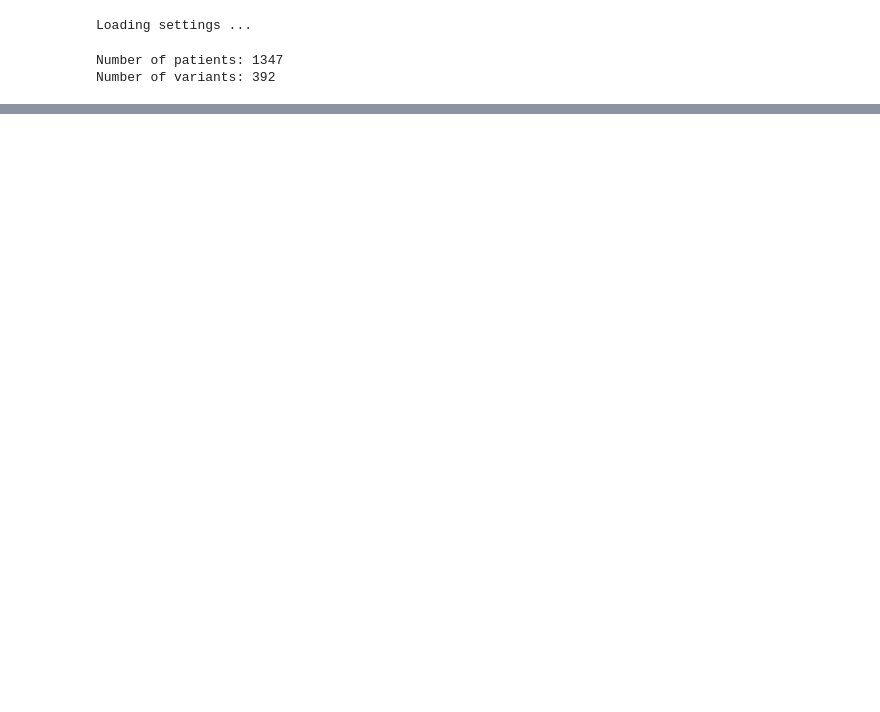
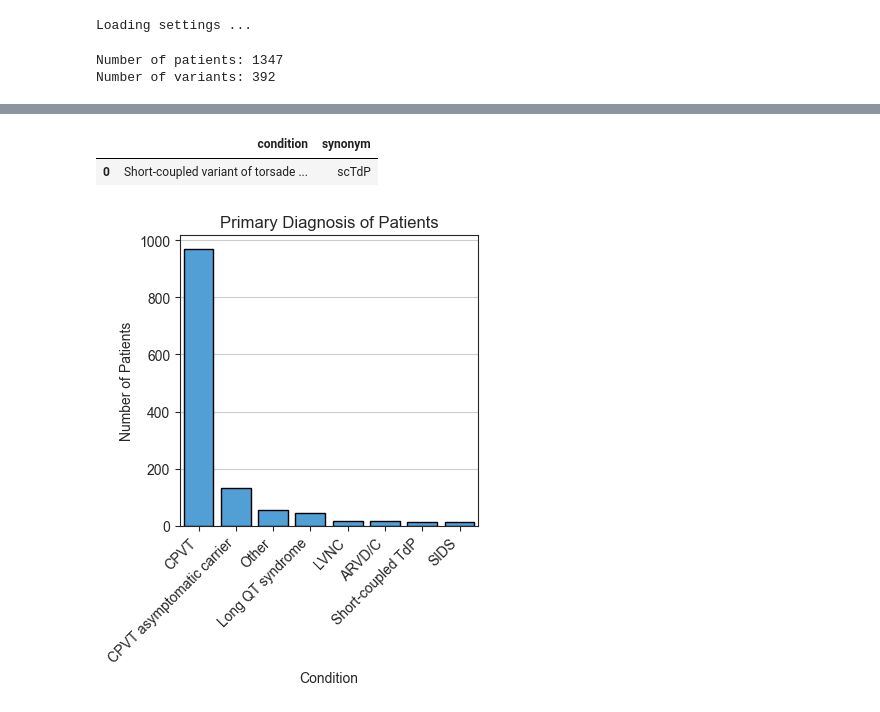
Before and after one commit to alexdaiii/cpvt_database_analysis, a Jupyter notebook: notebooks/analysis_2.ipynb, the cells around one changed output, grey strips where cells are left out. Cells and saved outputs as stored; diff of their text form; code cells hidden in the pictures; blank space fills up the shorter version.

```diff
--- a/notebooks/analysis_2.ipynb
+++ b/notebooks/analysis_2.ipynb
@@ -7,0 +24,4 @@ from sqlalchemy import text
+# %%
+sns.set_style("ticks")
+
+DEFAULT_COLOR = sns.color_palette("husl", 9)[6]
@@ -59,0 +131,15 @@ individuals_mv.value_counts("sex", dropna=False).plot(kind="bar")
+# %%
+# plot primary diagnosis for each individual
+prim_diagnosis = pd.read_sql(
+    """
+    SELECT c.condition, COUNT(ic.individual_id) AS num_patients
+    FROM individual_condition ic
+    JOIN condition c
+    ON c.condition_id = ic.condition_id
+    WHERE primary_diagnosis = true
+    AND condition <> 'Substance use disorder'
+    GROUP BY c.condition
+    ORDER BY num_patients DESC
+    """
+    , engine)
+prim_diagnosis.head()
@@ -59,0 +173,55 @@ individuals_mv.value_counts("sex", dropna=False).plot(kind="bar")
+# %%
+
+pd.read_sql("""
+SELECT c.condition, cs.synonym
+FROM condition c
+LEFT JOIN condition_synonym cs
+ON c.condition_id = cs.condition_id
+WHERE c.condition = 'Short-coupled variant of torsade de pointes'
+""", engine)
+# %% [output]
+|  | condition | synonym |
+| 0 | Short-coupled variant of torsade ... | scTdP |
+# %%
+# group everything with less than 10 patients into "Other"
+prim_diagnosis2 = prim_diagnosis.copy()
+prim_diagnosis2.loc[
+    prim_diagnosis["num_patients"] < 10, "condition"] = "Other"
+prim_diagnosis2 = prim_diagnosis2.groupby("condition").sum().reset_index()
+prim_diagnosis2.sort_values("num_patients", ascending=False, inplace=True)
+
+shorter_names_map = {
+    "Catecholaminergic polymorphic ventricular tachycardia 1": "CPVT",
+    "Catecholaminergic polymorphic ventricular tachycardia 1 asymptomatic carrier": "CPVT asymptomatic carrier",
+    "Arrhythmogenic right ventricular cardiomyopathy": "ARVD/C",
+    "Short-coupled variant of torsade de pointes": "Short-coupled TdP",
+    "Left ventricular non-compaction": "LVNC",
+    "Sudden infant death syndrome": "SIDS",
+    "Hypoplastic left heart syndrome": "HLHS",
+}
+
+# replace with shorter names
+prim_diagnosis2["condition"] = prim_diagnosis2["condition"].replace(
+    shorter_names_map)
+
+plt.figure(figsize=(4, 5))
+sns.barplot(prim_diagnosis2, x="condition", y="num_patients",
+            color=DEFAULT_COLOR, edgecolor="black", )
+
+plt.xticks(rotation=45, ha="right")
+
+plt.xlabel("Condition")
+plt.ylabel("Number of Patients")
+plt.title("Primary Diagnosis of Patients")
+
+plt.tight_layout()
+plt.grid(axis="y")
+
+for fmt in ["png", "pdf", "svg"]:
+    plt.savefig(
+        os.path.join(figures_dir, f"primary_diagnosis.{fmt}"), dpi=300
+    )
+
+plt.show()
+# %% [output]
+[figure, added]
```
Also changed, not shown: parts of 26 cells of this notebook, 5 other files.
